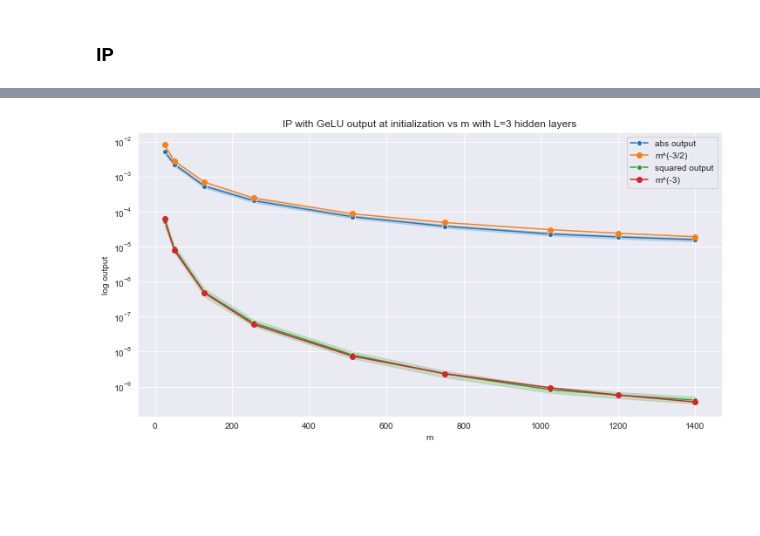
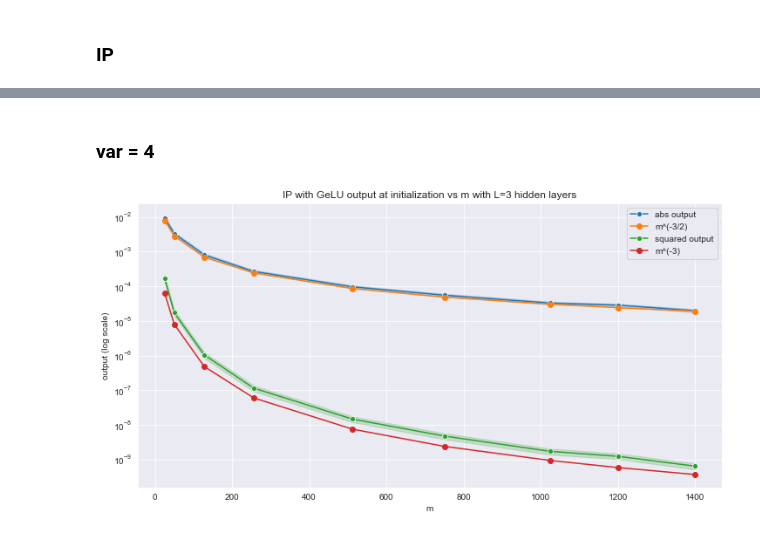
Before and after one commit to karl-hajjar/wide-networks, a Jupyter notebook: pytorch/notebooks/abc_parameterizations/initialization/plot-fc-models-init.ipynb, the cells around one changed output, grey strips where cells are left out. Saved outputs shown, nothing was run; the diff lists cells and outputs as text; code cells hidden in the pictures; blank space fills up the shorter version.

```diff
--- a/pytorch/notebooks/abc_parameterizations/initialization/plot-fc-models-init.ipynb
+++ b/pytorch/notebooks/abc_parameterizations/initialization/plot-fc-models-init.ipynb
@@ -60,8 +74,12 @@ results_df = plot_init_outputs_vs_m(fig_path, 'IP', 3, ip.FCIP, n_trials, widths
+# %% [markdown]
+### var = 4
 # %%
+var = 4.0
 config = deepcopy(base_model_config)
 config.activation.name = "gelu"
-fig_path = os.path.join(FIGURES_DIR, 'ip_outputs_gelu.png')
-results_df = plot_init_outputs_vs_m(fig_path, 'IP with GeLU', 3, ip.FCIP, n_trials, widths, base_model_config, x=x,
+config.initializer.params["var"] = var
+fig_path = os.path.join(FIGURES_DIR, 'ip_outputs_gelu_var_4.png')
+results_df = plot_init_outputs_vs_m(fig_path, 'IP with GeLU', 3, ip.FCIP, n_trials, widths, config, x=x,
                                     c=0.)
 # %% [output]
-[figure, old version]
+[figure, new version]
```
Also changed, not shown: parts of 13 cells of this notebook, 22 other files.
